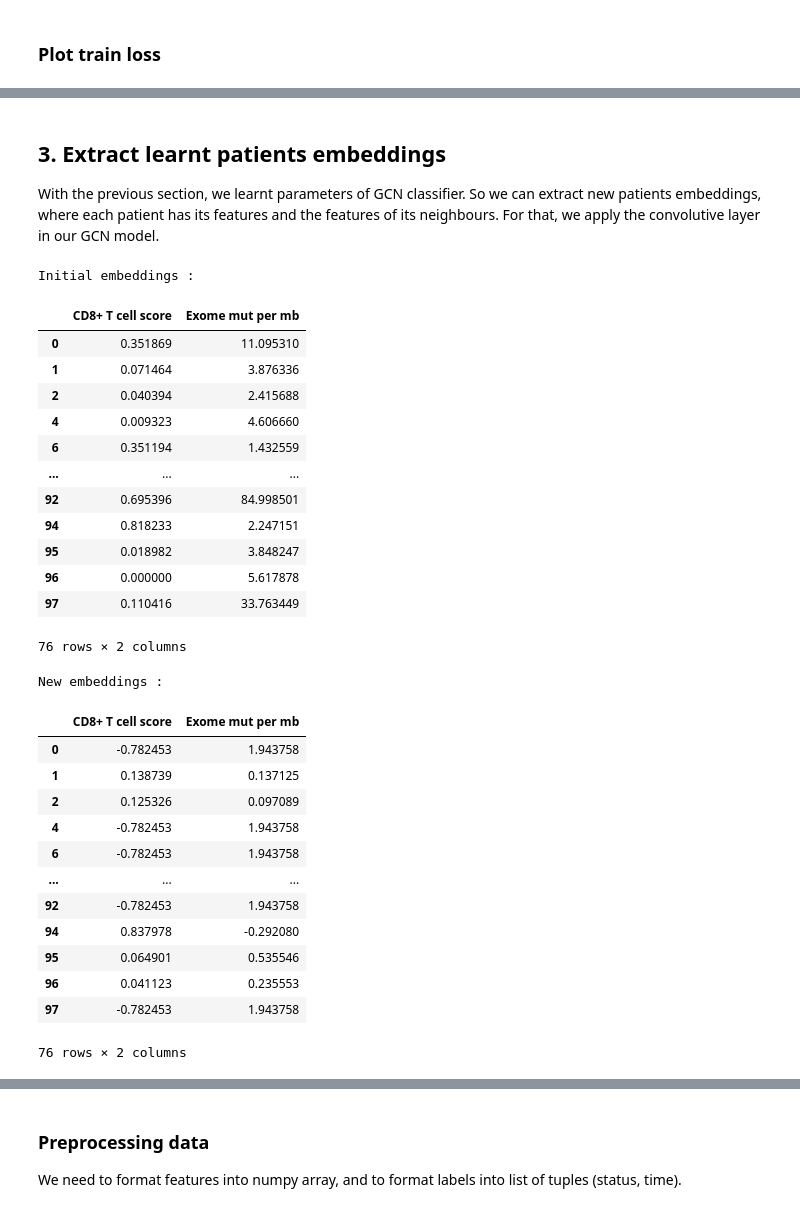
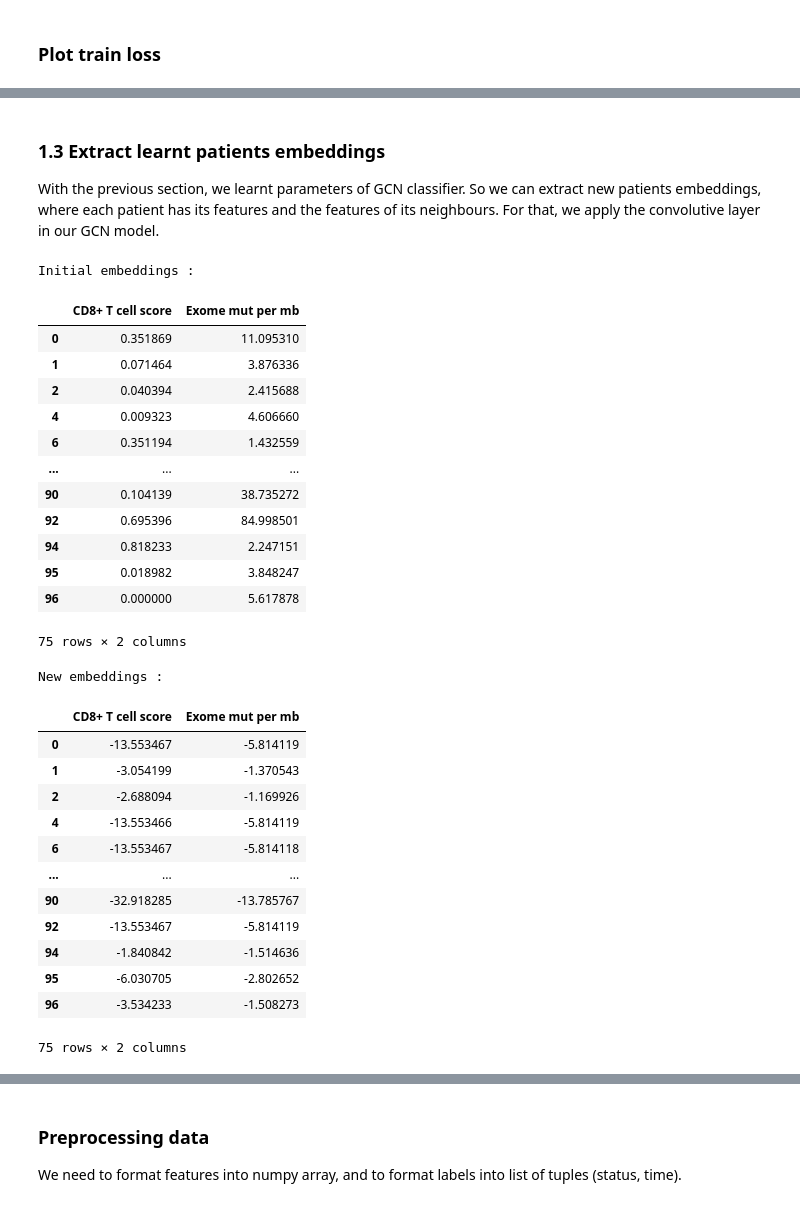
Before and after one commit to Arthur8754/mutational-signatures, a Jupyter notebook: gnn-cox.ipynb, the cells around one changed output, grey strips where cells are left out. Drawn from its saved outputs; the diff is of its cells as text; code cells hidden in the pictures.

```diff
--- a/gnn-cox.ipynb
+++ b/gnn-cox.ipynb
@@ -116 +127,9 @@ df_os_non_censored = label_patients(df_os_non_censored, "Overall survival (days)
+# %%
+## TTP :
+df_ttp_non_censored_train = df_ttp_non_censored.iloc[:-1,:]
+df_ttp_non_censored_test = df_ttp_non_censored_train.iloc[[-1],:]
+
+## OS :
+df_os_non_censored_train = df_os_non_censored.iloc[:-1,:]
+df_os_non_censored_test = df_os_non_censored_train.iloc[[-1],:]
 # %% [markdown]
@@ -119,9 +140,9 @@ For now, we gather patients with the same tumour type, and, for each tumour type
 # %%
 ## TTP :
-buildgraph_ttp = BuildGraph(df_ttp_non_censored)
+buildgraph_train_ttp = BuildGraph(df_ttp_non_censored_train)
 
 ## OS :
-buildgraph_os = BuildGraph(df_os_non_censored)
+buildgraph_train_os = BuildGraph(df_os_non_censored_train)
 # %% [markdown]
 ### Create adjacency matrix
 If 2 patients have the same tumour type, we put 1 if the corresponding case in adjacency matrix. Otherwise, we put 0.
@@ -239,41 +260,41 @@ train_manager_os.plot_loss("Train loss OS","train-loss-os.png")
 # %% [markdown]
-## 3. Extract learnt patients embeddings
+### 1.3 Extract learnt patients embeddings
 With the previous section, we learnt parameters of GCN classifier. So we can extract new patients embeddings, where each patient has its features and the features of its neighbours. For that, we apply the convolutive layer in our GCN model.
 # %%
 ## TTP :
-df_ttp_learnt = pd.DataFrame(gcn_classifier_ttp.forward_conv(pyg_graph_ttp.x, pyg_graph_ttp.edge_index).detach().numpy(), columns=features_name, index=df_ttp_non_censored.index)
+df_ttp_learnt = pd.DataFrame(gcn_classifier_ttp.forward_conv(pyg_graph_ttp.x, pyg_graph_ttp.edge_index).detach().numpy(), columns=features_name, index=df_ttp_non_censored_train.index)
 print("Initial embeddings : ")
-display(df_ttp_non_censored.loc[:,features_name])
+display(df_ttp_non_censored_train.loc[:,features_name])
 print("New embeddings : ")
 display(df_ttp_learnt)
 # %% [output]
 Initial embeddings :
 |  | CD8+ T cell score | Exome mut per mb |
 | 0 | 0.351869 | 11.095310 |
 | 1 | 0.071464 | 3.876336 |
 | 2 | 0.040394 | 2.415688 |
 | 4 | 0.009323 | 4.606660 |
 | 6 | 0.351194 | 1.432559 |
 | ... | ... | ... |
+| 90 | 0.104139 | 38.735272 |
 | 92 | 0.695396 | 84.998501 |
 | 94 | 0.818233 | 2.247151 |
 | 95 | 0.018982 | 3.848247 |
 | 96 | 0.000000 | 5.617878 |
-| 97 | 0.110416 | 33.763449 |
-76 rows × 2 columns
+75 rows × 2 columns
 New embeddings :
 |  | CD8+ T cell score | Exome mut per mb |
-| 0 | -0.782453 | 1.943758 |
-| 1 | 0.138739 | 0.137125 |
-| 2 | 0.125326 | 0.097089 |
-| 4 | -0.782453 | 1.943758 |
-| 6 | -0.782453 | 1.943758 |
+| 0 | -13.553467 | -5.814119 |
+| 1 | -3.054199 | -1.370543 |
+| 2 | -2.688094 | -1.169926 |
+| 4 | -13.553466 | -5.814119 |
+| 6 | -13.553467 | -5.814118 |
 | ... | ... | ... |
-| 92 | -0.782453 | 1.943758 |
-| 94 | 0.837978 | -0.292080 |
-| 95 | 0.064901 | 0.535546 |
-| 96 | 0.041123 | 0.235553 |
-| 97 | -0.782453 | 1.943758 |
+| 90 | -32.918285 | -13.785767 |
+| 92 | -13.553467 | -5.814119 |
+| 94 | -1.840842 | -1.514636 |
+| 95 | -6.030705 | -2.802652 |
+| 96 | -3.534233 | -1.508273 |
-76 rows × 2 columns
+75 rows × 2 columns
 # %%
 ## OS :
```
Also changed, not shown: parts of 35 cells of this notebook, 1 other file.
